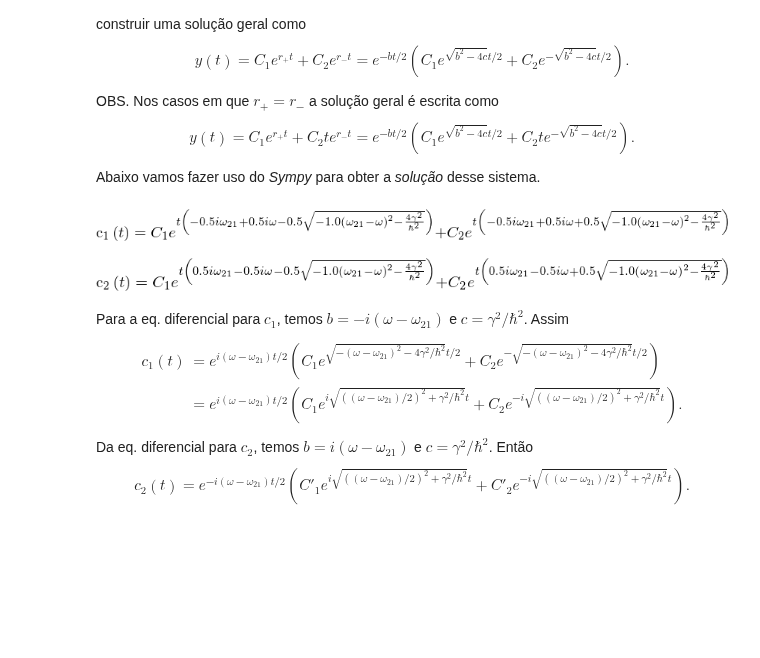
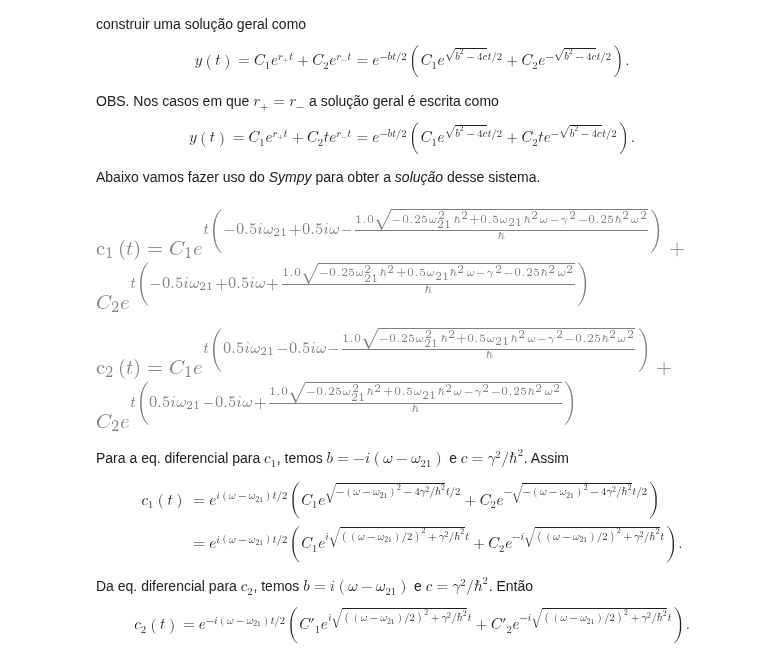
Before and after one commit to jonasmaziero/mecanica_quantica, a Jupyter notebook: 06_2estados.ipynb, the cells around one changed output. Cells and saved outputs as stored; diff of their text form; code cells hidden in the pictures; blank space fills up the shorter version.

```diff
--- a/06_2estados.ipynb
+++ b/06_2estados.ipynb
@@ -81,18 +81,19 @@ y(t) = C_{1}e^{r_{+}t}+C_{2}te^{r_{-}t} = e^{-bt/2}\left(C_{1}e^{\sqrt{b^{2}-4c}
 \end{equation}
 
 Abaixo vamos fazer uso do _Sympy_ para obter a _solução_ desse sistema.
+# %%
+t, w, g, w21, hb = symbols('t omega gamma \omega_{21} hbar')
 # %%
-t, w, g, w21, hb = symbols('t omega gamma \omega_{21} \hbar')
 c1 = Function('c1')
 dsolve(Derivative(c1(t),t,t) - 1j*(w-w21)*Derivative(c1(t),t)\
        + (g**2/hb**2)*c1(t), c1(t))
 # %% [output]
-[figure, old version]
+[figure, new version]
 # %%
 c2 = Function('c2')
 dsolve(diff(c2(t),t,t) + 1j*(w-w21)*diff(c2(t),t) + (g**2/hb**2)*c2(t), c2(t))
 # %% [output]
-[figure, old version]
+[figure, new version]
 # %% [markdown]
 Para a eq. diferencial para $c_{1}$, temos $b=-i(\omega-\omega_{21})$ e $c=\gamma^{2}/\hbar^{2}$. Assim
 \begin{align}
```
Also changed, not shown: parts of 7 cells of this notebook, 1 other file.
